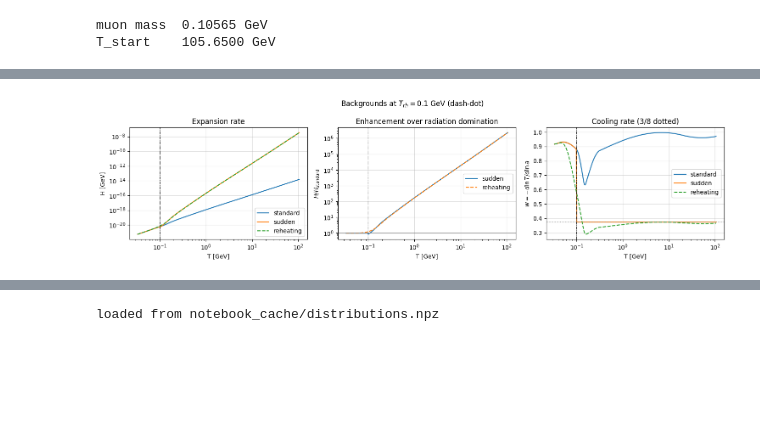
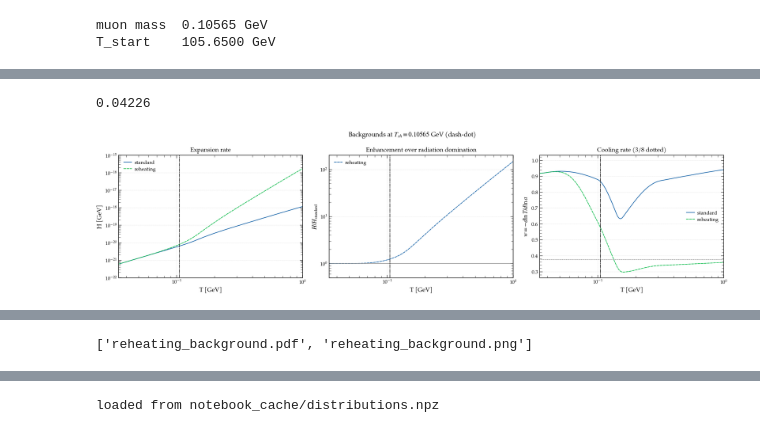
Before and after one commit to adam-gomulka/PyBolt, a Jupyter notebook: Background_comparison.ipynb, the cells around one changed output, grey strips where cells are left out. Cells and saved outputs as stored; diff of their text form; code cells hidden in the pictures; blank space fills up the shorter version.

```diff
--- a/Background_comparison.ipynb
+++ b/Background_comparison.ipynb
@@ -32,9 +66,10 @@ T_start    105.6500 GeV
 # %%
-T_RH_SHOWN = 0.1  # GeV
+T_RH_SHOWN = M_MU  # GeV
+print(T_RH_SHOWN*0.4)
 
 std = StandardCosmology()
-sud = SuddenDecayReheating(T_rh=T_RH_SHOWN)
-reh = PerturbativeReheating(T_rh=T_RH_SHOWN, T_start=T_START)
+sud = SuddenDecayReheating(T_rh=T_RH_SHOWN, gamma_factor = 3)
+reh = PerturbativeReheating(T_rh=T_RH_SHOWN, T_start=T_START, gamma_factor = 3)
 
 # Stay inside the range the numerical background integrated.
 T = np.logspace(np.log10(reh.T_range[0] * 1.01), np.log10(T_START), 400)
@@ -42,34 +77,40 @@ T = np.logspace(np.log10(reh.T_range[0] * 1.01), np.log10(T_START), 400)
 fig, axes = plt.subplots(1, 3, figsize=(15, 4))
 
 axes[0].loglog(T, std.H(T), label="standard")
-axes[0].loglog(T, sud.H(T), label="sudden")
+# axes[0].loglog(T, sud.H(T), label="sudden")
 axes[0].loglog(T, reh.H(T), "--", label="reheating")
 axes[0].set_xlabel("T [GeV]")
 axes[0].set_ylabel("H [GeV]")
 axes[0].set_title("Expansion rate")
+axes[0].set_ylim(1e-22, 1e-15)
 
-axes[1].loglog(T, sud.H(T) / std.H(T), label="sudden")
+# axes[1].loglog(T, sud.H(T) / std.H(T), label="sudden")
 axes[1].loglog(T, reh.H(T) / std.H(T), "--", label="reheating")
 axes[1].axhline(1.0, color="grey", lw=0.8)
 axes[1].set_xlabel("T [GeV]")
 axes[1].set_ylabel(r"$H / H_{\rm standard}$")
 axes[1].set_title("Enhancement over radiation domination")
+axes[1].set_ylim(0.5, 200.0)
 
 axes[2].semilogx(T, std.w(T), label="standard")
-axes[2].semilogx(T, sud.w(T), label="sudden")
+# axes[2].semilogx(T, sud.w(T), label="sudden")
 axes[2].semilogx(T, reh.w(T), "--", label="reheating")
 axes[2].axhline(3.0 / 8.0, color="grey", lw=0.8, ls=":")
 axes[2].set_xlabel("T [GeV]")
 axes[2].set_ylabel(r"$w = -d\ln T / d\ln a$")
 axes[2].set_title("Cooling rate (3/8 dotted)")
 
 for ax in axes:
     ax.axvline(T_RH_SHOWN, color="k", lw=0.8, ls="-.")
+    ax.set_xlim(T[0], 1)
     ax.grid(alpha=0.4)
     ax.legend()
 
 fig.suptitle(r"Backgrounds at $T_{{rh}} = {} $ GeV (dash-dot)".format(T_RH_SHOWN))
 fig.tight_layout()
 plt.show()
+
+fk.save(fig, "reheating_background")
 # %% [output]
+0.04226
-[figure, old version]
+[figure, new version]
@@ -76 +134,2 @@ plt.show()
+['reheating_background.pdf', 'reheating_background.png']
 # %% [markdown]
```
Also changed, not shown: parts of 18 cells of this notebook.
